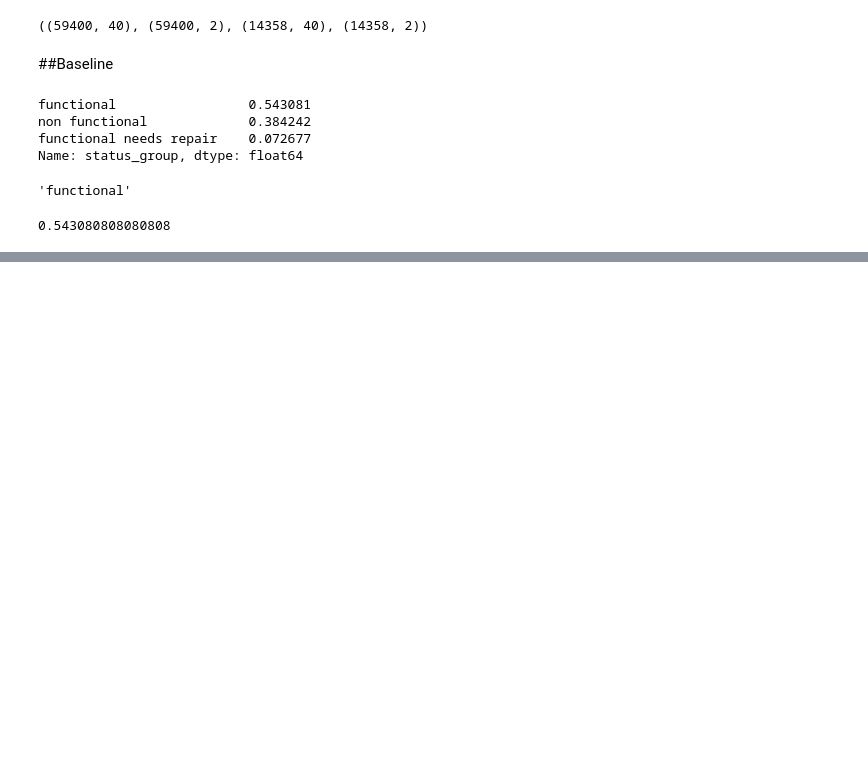
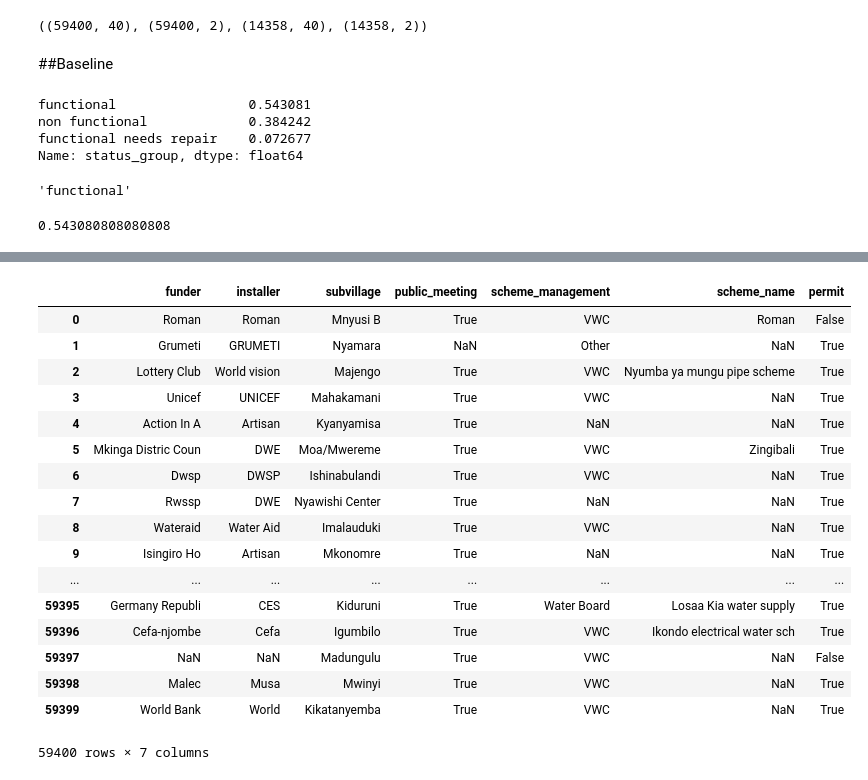
Before and after one commit to LambdaSchool/DS-Unit-2-Classification-1, a Jupyter notebook: Assignment_logistic_regression_categorical_encoding.ipynb, the cells around one changed output, grey strips where cells are left out. Saved outputs shown, nothing was run; the diff lists cells and outputs as text; code cells hidden in the pictures; blank space fills up the shorter version.

```diff
--- a/Assignment_logistic_regression_categorical_encoding.ipynb
+++ b/Assignment_logistic_regression_categorical_encoding.ipynb
@@ -33,0 +83,23 @@ accuracy_score(y_train, y_pred)
+# %%
+
+train_features[['funder','installer','subvillage','public_meeting','scheme_management','scheme_name','permit']].fillna(
+train_features[['funder','installer','subvillage','public_meeting','scheme_management','scheme_name','permit']].mode())
+# %% [output]
+|  | funder | installer | subvillage | public_meeting | scheme_management | scheme_name | permit |
+| 0 | Roman | Roman | Mnyusi B | True | VWC | Roman | False |
+| 1 | Grumeti | GRUMETI | Nyamara | NaN | Other | NaN | True |
+| 2 | Lottery Club | World vision | Majengo | True | VWC | Nyumba ya mungu pipe scheme | True |
+| 3 | Unicef | UNICEF | Mahakamani | True | VWC | NaN | True |
+| 4 | Action In A | Artisan | Kyanyamisa | True | NaN | NaN | True |
+| 5 | Mkinga Distric Coun | DWE | Moa/Mwereme | True | VWC | Zingibali | True |
+| 6 | Dwsp | DWSP | Ishinabulandi | True | VWC | NaN | True |
+| 7 | Rwssp | DWE | Nyawishi Center | True | NaN | NaN | True |
+| 8 | Wateraid | Water Aid | Imalauduki | True | VWC | NaN | True |
+| 9 | Isingiro Ho | Artisan | Mkonomre | True | NaN | NaN | True |
+| ... | ... | ... | ... | ... | ... | ... | ... |
+| 59395 | Germany Republi | CES | Kiduruni | True | Water Board | Losaa Kia water supply | True |
+| 59396 | Cefa-njombe | Cefa | Igumbilo | True | VWC | Ikondo electrical water sch | True |
+| 59397 | NaN | NaN | Madungulu | True | VWC | NaN | False |
+| 59398 | Malec | Musa | Mwinyi | True | VWC | NaN | True |
+| 59399 | World Bank | World | Kikatanyemba | True | VWC | NaN | True |
+59400 rows × 7 columns
```
Also changed, not shown: parts of 7 cells of this notebook.
